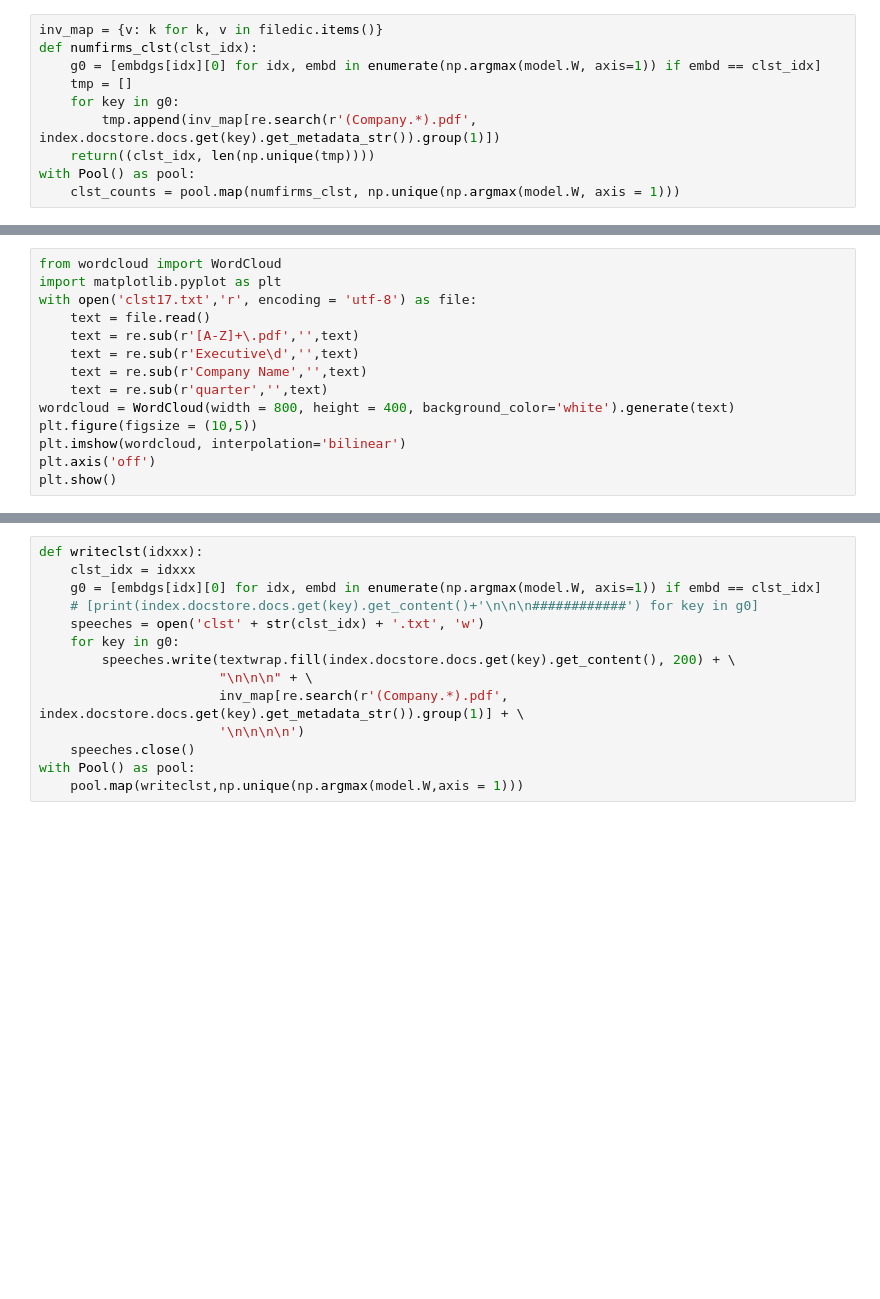
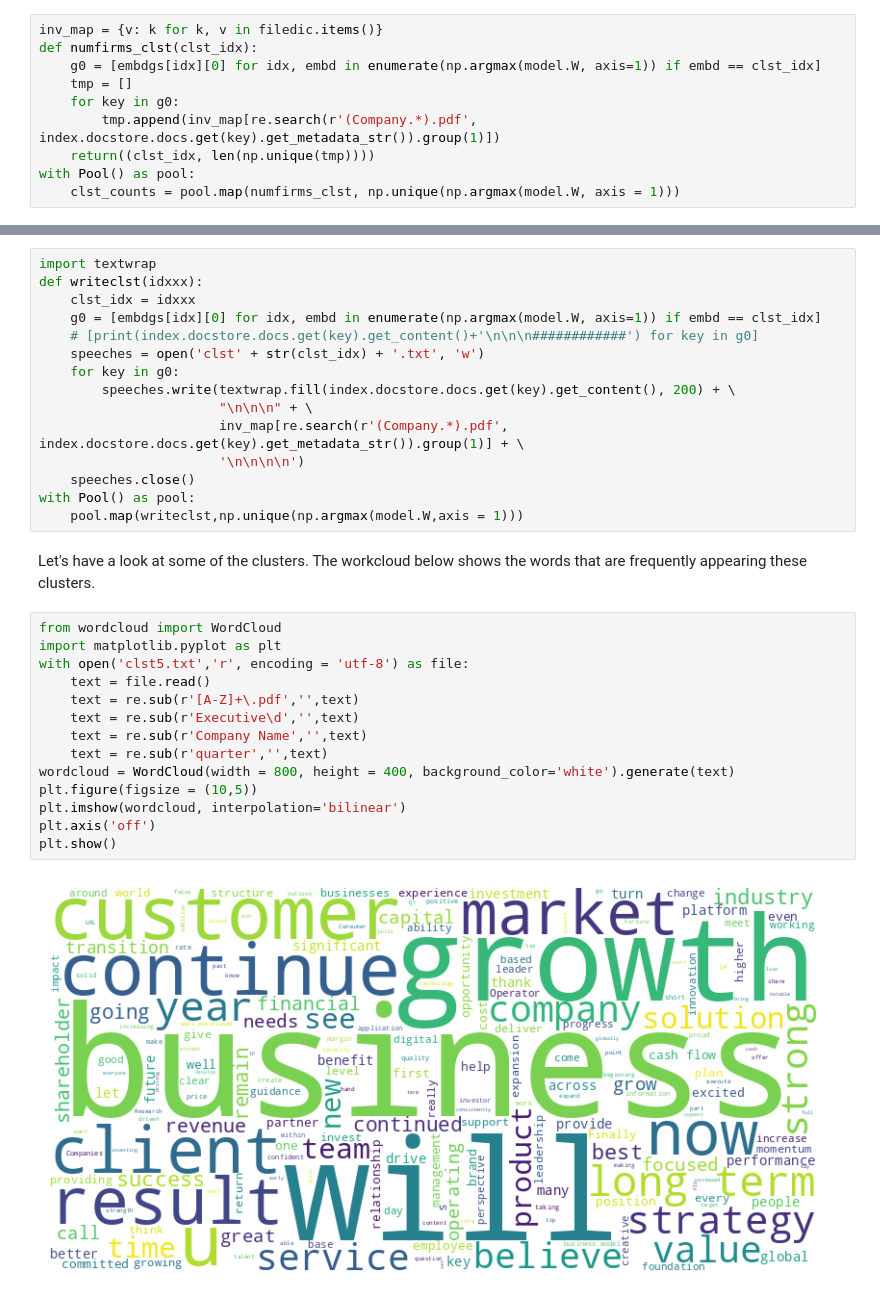
Before and after one commit to Jantg/Named-Entity-Swapping, a Jupyter notebook: Cleaning_In_Progress.ipynb, the cells around one changed output, grey strips where cells are left out. Saved outputs shown, nothing was run; the diff lists cells and outputs as text; blank space fills up the shorter version.

```diff
--- a/Cleaning_In_Progress.ipynb
+++ b/Cleaning_In_Progress.ipynb
@@ -447,14 +324,0 @@ df_res
-# %%
-from wordcloud import WordCloud
-import matplotlib.pyplot as plt
-with open('clst17.txt','r', encoding = 'utf-8') as file:
-    text = file.read()
-    text = re.sub(r'[A-Z]+\.pdf','',text)
-    text = re.sub(r'Executive\d','',text)
-    text = re.sub(r'Company Name','',text)
-    text = re.sub(r'quarter','',text)
-wordcloud = WordCloud(width = 800, height = 400, background_color='white').generate(text)
-plt.figure(figsize = (10,5))
-plt.imshow(wordcloud, interpolation='bilinear')
-plt.axis('off')
-plt.show()
@@ -490,4 +338,5 @@ with Pool() as pool:
 # %%
+import textwrap
 def writeclst(idxxx):
     clst_idx = idxxx
     g0 = [embdgs[idx][0] for idx, embd in enumerate(np.argmax(model.W, axis=1)) if embd == clst_idx]
@@ -501,3 +350,21 @@ def writeclst(idxxx):
     speeches.close()
 with Pool() as pool:
     pool.map(writeclst,np.unique(np.argmax(model.W,axis = 1)))
+# %% [markdown]
+Let's have a look at some of the clusters. The workcloud below shows the words that are frequently appearing these clusters.
+# %%
+from wordcloud import WordCloud
+import matplotlib.pyplot as plt
+with open('clst5.txt','r', encoding = 'utf-8') as file:
+    text = file.read()
+    text = re.sub(r'[A-Z]+\.pdf','',text)
+    text = re.sub(r'Executive\d','',text)
+    text = re.sub(r'Company Name','',text)
+    text = re.sub(r'quarter','',text)
+wordcloud = WordCloud(width = 800, height = 400, background_color='white').generate(text)
+plt.figure(figsize = (10,5))
+plt.imshow(wordcloud, interpolation='bilinear')
+plt.axis('off')
+plt.show()
+# %% [output]
+[figure, new version]
```
Also changed, not shown: parts of 44 cells of this notebook, 1 other file.
